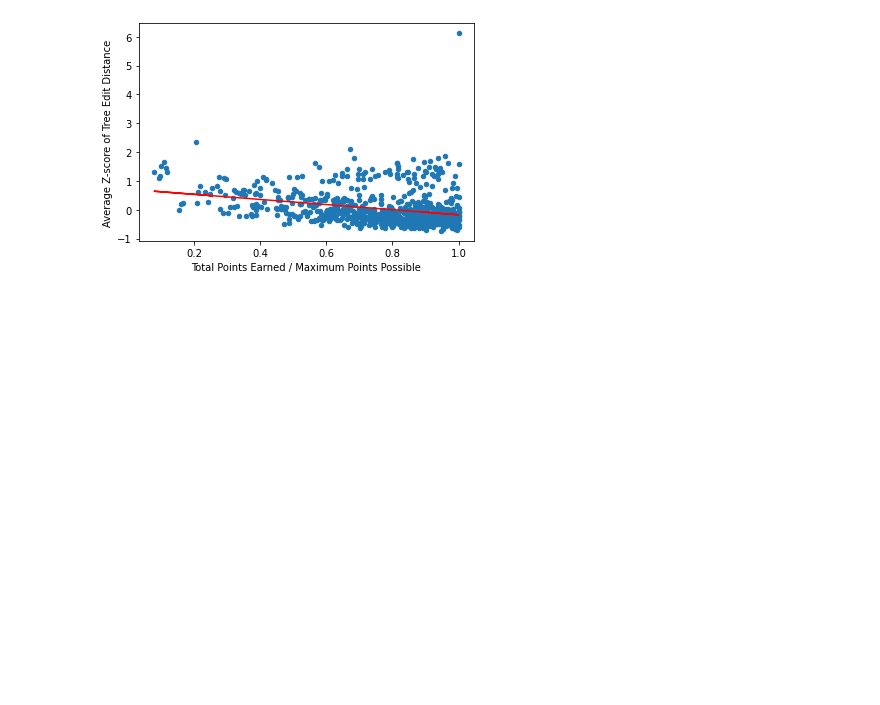
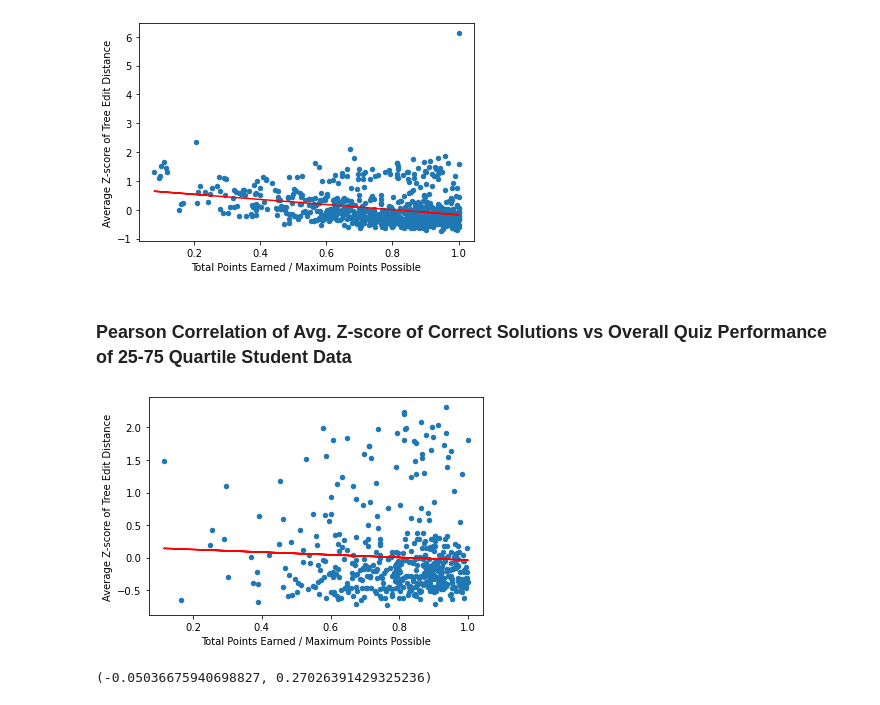
Before and after one commit to elijah-chou/HonorsThesis-CodeToAST, a Jupyter notebook: data-analysis/Z-scores by Student with All Results.ipynb, the cells around one changed output. Saved outputs shown, nothing was run; the diff lists cells and outputs as text; code cells hidden in the pictures; blank space fills up the shorter version.

Commit message:
25-75 quartile analysis
Repeated Pearson correlation and Hopkins statistic calculations on data of students who fell within 25-75 quartile of total code submissions.

```diff
--- a/data-analysis/Z-scores by Student with All Results.ipynb
+++ b/data-analysis/Z-scores by Student with All Results.ipynb
@@ -162,3 +162,23 @@ plt.ylabel('Average Z-score of Tree Edit Distance')
 plt.savefig('C:/Users/Elijah/Documents/GitHub/code-to-ast/data-analysis/graphs/full_score_distance_vs_perf.png')
 # %% [output]
 [figure]
+# %% [markdown]
+### Pearson Correlation of Avg. Z-score of Correct Solutions vs Overall Quiz Performance of 25-75 Quartile Student Data
+# %%
+quart_data = pd.read_csv("25-75QuartileStudentData.csv")
+# %%
+x = quart_data['Quiz Performance']
+y = quart_data['Distance Z-score']
+quart_data.plot(x='Quiz Performance', y='Distance Z-score', kind='scatter')
+plt.plot()
+m, b = np.polyfit(x, y, 1)
+plt.plot(x, m*x+b, color='red')
+plt.xlabel('Total Points Earned / Maximum Points Possible')
+plt.ylabel('Average Z-score of Tree Edit Distance')
+plt.savefig('C:/Users/Elijah/Documents/GitHub/code-to-ast/data-analysis/graphs/full_vs_perf_quartile.png')
+# %% [output]
+[figure, added]
+# %%
+pearsonr(quart_data['Distance Z-score'], quart_data['Quiz Performance'])
+# %% [output]
+(-0.05036675940698827, 0.27026391429325236)
```
Also changed, not shown: 4 other files.
